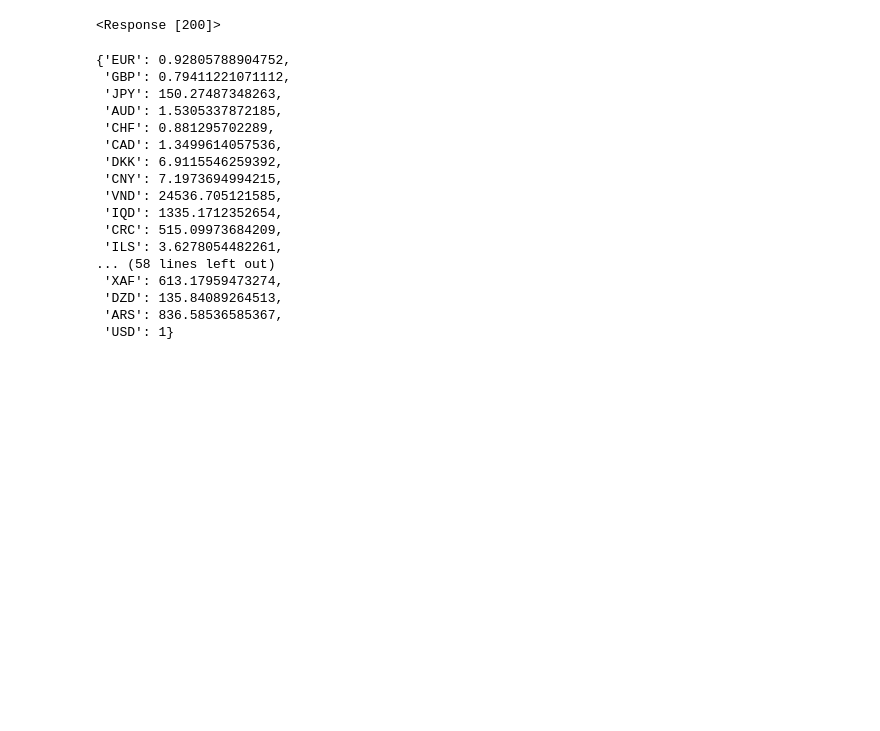
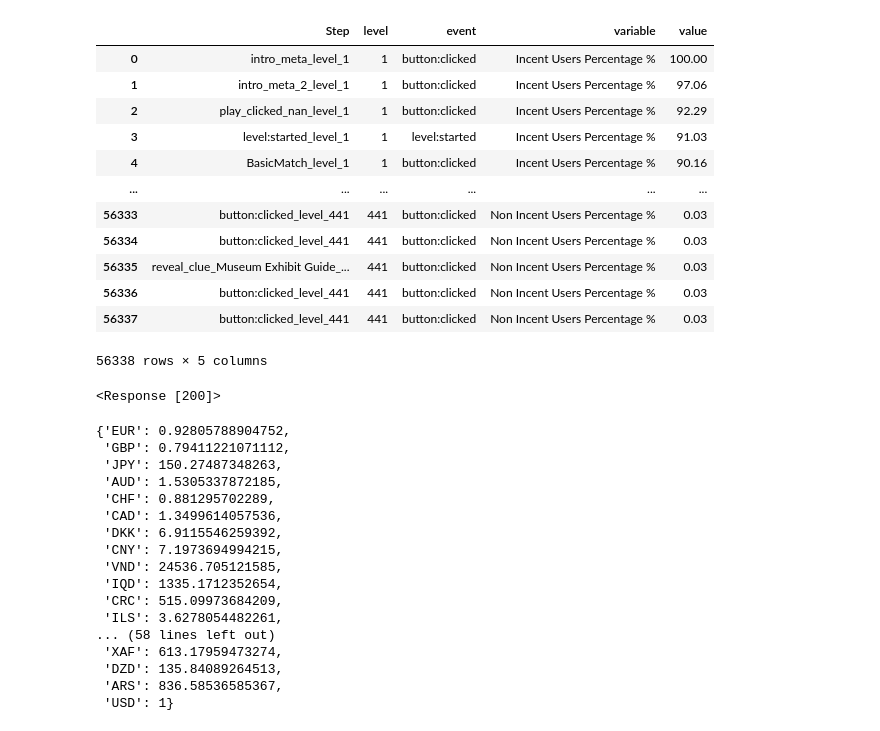
Before and after one commit to EstebanMega/MatchDetective-Reports, a Jupyter notebook: app.ipynb, the cells around one changed output. Saved outputs shown, nothing was run; the diff lists cells and outputs as text; code cells hidden in the pictures; blank space fills up the shorter version.

Commit message:
Included incent vs non incent level funnel

```diff
--- a/app.ipynb
+++ b/app.ipynb
@@ -40,0 +41,13 @@ df.pipe(tweak_df_iaps).sample(10)
+# %%
+from helpers.funnel_helper import *
+path = './data/funnel/funnel.csv'
+df= pd.read_csv(path)
+max_users = df.users.max()
+df['Users Percentage %'] = df['users'].apply(lambda x: round(100* (x/max_users) ,2))
+df['Step'] = df.apply(lambda x: create_funnel_step(x),axis=1)
+incent_data = df[df.event != "app:init:completed"]
+max_incent = incent_data['incent_users'].max()
+max_non_incent = incent_data['non_incent_users'].max()
+incent_data['Incent Users Percentage %'] = df['incent_users'].apply(lambda x: round(100* (x/max_incent) ,2))
+incent_data['Non Incent Users Percentage %'] = df['non_incent_users'].apply(lambda x: round(100* (x/max_non_incent) ,2))
+incent_data['Step'] = df.apply(lambda x: create_funnel_step(x),axis=1)
@@ -41,3 +70,19 @@ df.pipe(tweak_df_iaps).sample(10)
+# %%
+incent_data[['Step', 'level','event','Incent Users Percentage %', 'Non Incent Users Percentage %']].melt(id_vars=['Step', 'level','event'], value_vars = ['Incent Users Percentage %', 'Non Incent Users Percentage %'])
+# %% [output]
+|  | Step | level | event | variable | value |
+| 0 | intro_meta_level_1 | 1 | button:clicked | Incent Users Percentage % | 100.00 |
+| 1 | intro_meta_2_level_1 | 1 | button:clicked | Incent Users Percentage % | 97.06 |
+| 2 | play_clicked_nan_level_1 | 1 | button:clicked | Incent Users Percentage % | 92.29 |
+| 3 | level:started_level_1 | 1 | level:started | Incent Users Percentage % | 91.03 |
+| 4 | BasicMatch_level_1 | 1 | button:clicked | Incent Users Percentage % | 90.16 |
+| ... | ... | ... | ... | ... | ... |
+| 56333 | button:clicked_level_441 | 441 | button:clicked | Non Incent Users Percentage % | 0.03 |
+| 56334 | button:clicked_level_441 | 441 | button:clicked | Non Incent Users Percentage % | 0.03 |
+| 56335 | reveal_clue_Museum Exhibit Guide_... | 441 | button:clicked | Non Incent Users Percentage % | 0.03 |
+| 56336 | button:clicked_level_441 | 441 | button:clicked | Non Incent Users Percentage % | 0.03 |
+| 56337 | button:clicked_level_441 | 441 | button:clicked | Non Incent Users Percentage % | 0.03 |
+56338 rows × 5 columns
 # %%
 import requests
 
```
Also changed, not shown: parts of 2 cells of this notebook, 6 other files.
